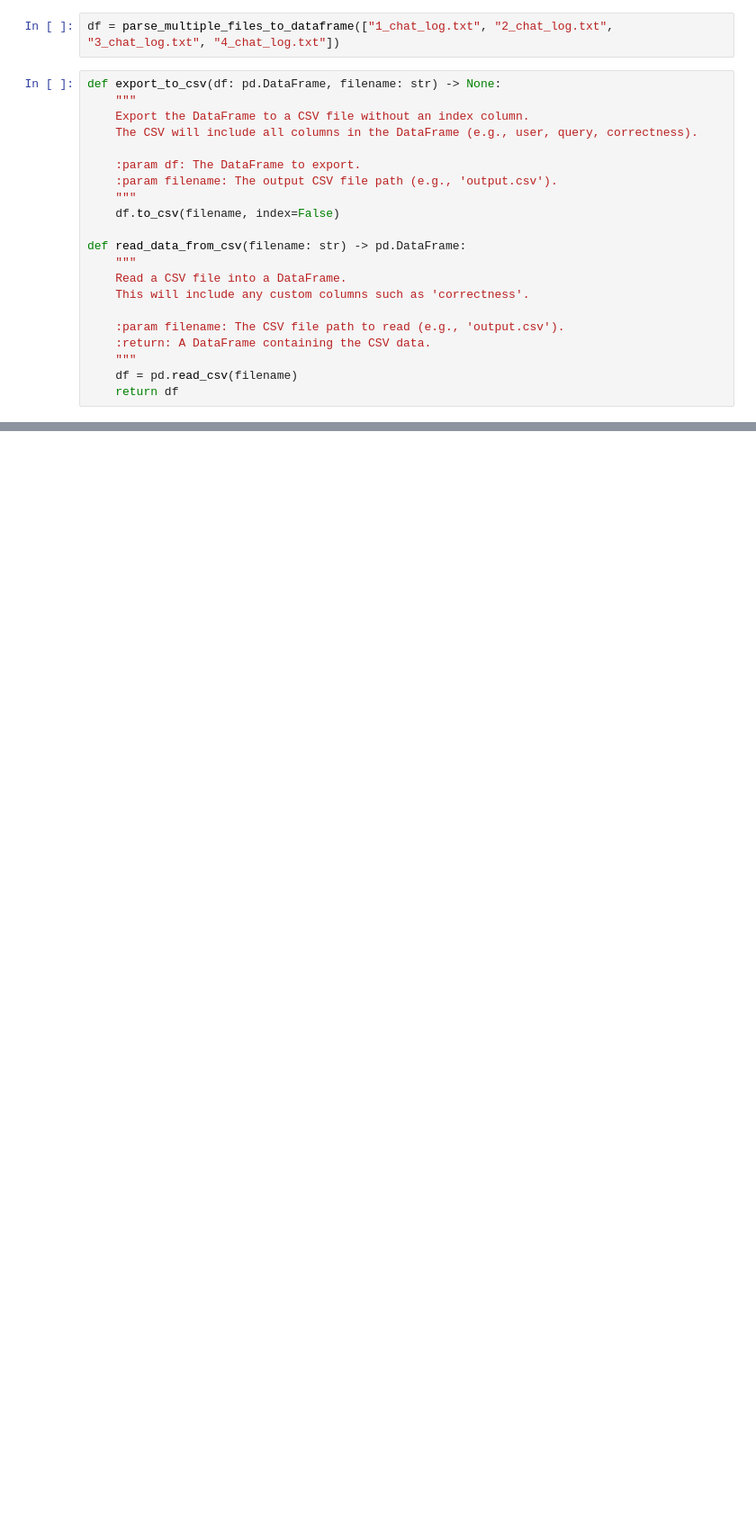
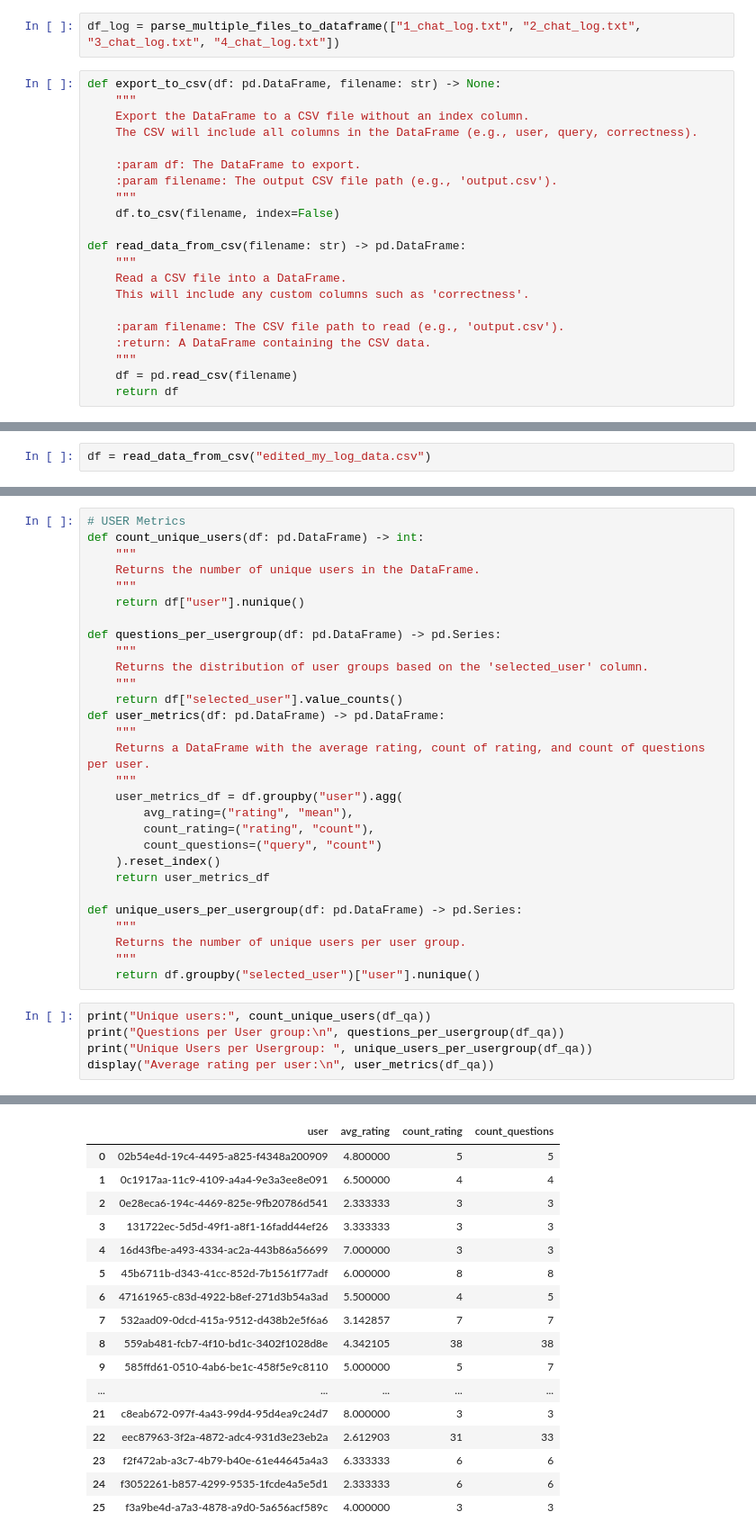
Before and after one commit to PsiLotY/RAG_Chatbot, a Jupyter notebook: user_test/user_test_eval.ipynb, the cells around one changed output, grey strips where cells are left out. Shown at 90% size. Cells and saved outputs as stored; diff of their text form; blank space fills up the shorter version.

```diff
--- a/user_test/user_test_eval.ipynb
+++ b/user_test/user_test_eval.ipynb
@@ -182,7 +184,7 @@ def parse_multiple_files_to_dataframe(filepaths: List[str]) -> pd.DataFrame:
 
     return combined_df
 # %%
-df = parse_multiple_files_to_dataframe(["1_chat_log.txt", "2_chat_log.txt", "3_chat_log.txt", "4_chat_log.txt"])
+df_log = parse_multiple_files_to_dataframe(["1_chat_log.txt", "2_chat_log.txt", "3_chat_log.txt", "4_chat_log.txt"])
 # %%
 def export_to_csv(df: pd.DataFrame, filename: str) -> None:
     """
@@ -496,0 +213,2 @@ print(stats_df)
+# %%
+df = read_data_from_csv("edited_my_log_data.csv")
@@ -496,0 +261,35 @@ print(stats_df)
+# %%
+# USER Metrics
+def count_unique_users(df: pd.DataFrame) -> int:
+    """
+    Returns the number of unique users in the DataFrame.
+    """
+    return df["user"].nunique()
+
+def questions_per_usergroup(df: pd.DataFrame) -> pd.Series:
+    """
+    Returns the distribution of user groups based on the 'selected_user' column.
+    """
+    return df["selected_user"].value_counts()
+def user_metrics(df: pd.DataFrame) -> pd.DataFrame:
+    """
+    Returns a DataFrame with the average rating, count of rating, and count of questions per user.
+    """
+    user_metrics_df = df.groupby("user").agg(
+        avg_rating=("rating", "mean"),
+        count_rating=("rating", "count"),
+        count_questions=("query", "count")
+    ).reset_index()
+    return user_metrics_df
+
+def unique_users_per_usergroup(df: pd.DataFrame) -> pd.Series:
+    """
+    Returns the number of unique users per user group.
+    """
+    return df.groupby("selected_user")["user"].nunique()
+# %%
+print("Unique users:", count_unique_users(df_qa))
+print("Questions per User group:\n", questions_per_usergroup(df_qa))
+print("Unique Users per Usergroup: ", unique_users_per_usergroup(df_qa))
+display("Average rating per user:\n", user_metrics(df_qa))
+# %% [output]
@@ -496,0 +309,17 @@ print(stats_df)
+|  | user | avg_rating | count_rating | count_questions |
+| 0 | 02b54e4d-19c4-4495-a825-f4348a200909 | 4.800000 | 5 | 5 |
+| 1 | 0c1917aa-11c9-4109-a4a4-9e3a3ee8e091 | 6.500000 | 4 | 4 |
+| 2 | 0e28eca6-194c-4469-825e-9fb20786d541 | 2.333333 | 3 | 3 |
+| 3 | 131722ec-5d5d-49f1-a8f1-16fadd44ef26 | 3.333333 | 3 | 3 |
+| 4 | 16d43fbe-a493-4334-ac2a-443b86a56699 | 7.000000 | 3 | 3 |
+| 5 | 45b6711b-d343-41cc-852d-7b1561f77adf | 6.000000 | 8 | 8 |
+| 6 | 47161965-c83d-4922-b8ef-271d3b54a3ad | 5.500000 | 4 | 5 |
+| 7 | 532aad09-0dcd-415a-9512-d438b2e5f6a6 | 3.142857 | 7 | 7 |
+| 8 | 559ab481-fcb7-4f10-bd1c-3402f1028d8e | 4.342105 | 38 | 38 |
+| 9 | 585ffd61-0510-4ab6-be1c-458f5e9c8110 | 5.000000 | 5 | 7 |
+| ... | ... | ... | ... | ... |
+| 21 | c8eab672-097f-4a43-99d4-95d4ea9c24d7 | 8.000000 | 3 | 3 |
+| 22 | eec87963-3f2a-4872-adc4-931d3e23eb2a | 2.612903 | 31 | 33 |
+| 23 | f2f472ab-a3c7-4b79-b40e-61e44645a4a3 | 6.333333 | 6 | 6 |
+| 24 | f3052261-b857-4299-9535-1fcde4a5e5d1 | 2.333333 | 6 | 6 |
+| 25 | f3a9be4d-a7a3-4878-a9d0-5a656acf589c | 4.000000 | 3 | 3 |
```
Also changed, not shown: parts of 48 cells of this notebook, 1 other file.
